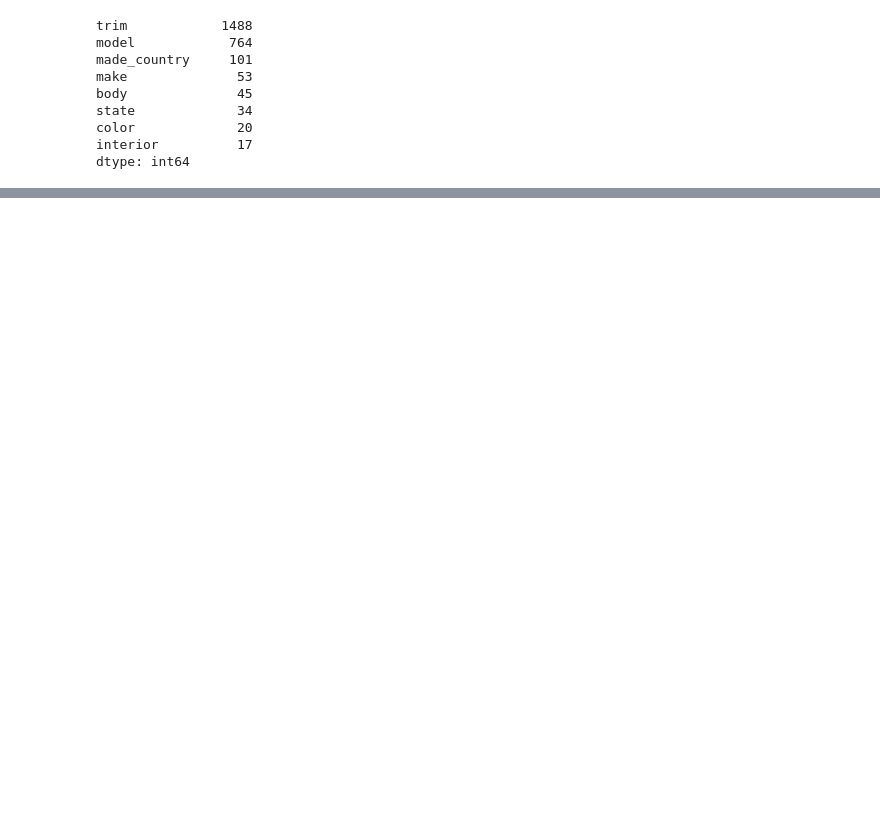
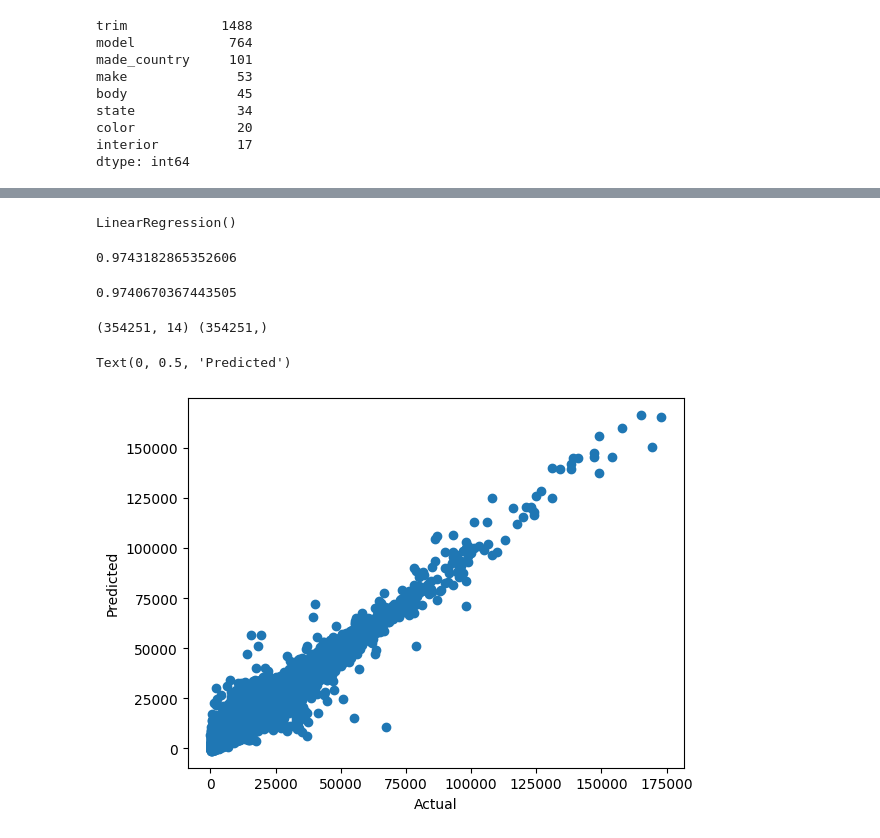
Before and after one commit to ankitmishra2232/Assignments_C, a Jupyter notebook: Car Prices regression02.ipynb, the cells around one changed output, grey strips where cells are left out. Saved outputs shown, nothing was run; the diff lists cells and outputs as text; code cells hidden in the pictures; blank space fills up the shorter version.

Commit message:
Assignment2 complete on Regression

```diff
--- a/Car Prices regression02.ipynb
+++ b/Car Prices regression02.ipynb
@@ -595,0 +662,3 @@ input_df.head()
+# %%
+scaler.fit(input_df[categorical_cols])
+input_df[categorical_cols] = scaler.transform(input_df[categorical_cols])
@@ -595,0 +725,5 @@ input_df.head()
+# %%
+from sklearn.model_selection import train_test_split
+# Create training and validation sets
+X_train, X_test, y_train, y_test = train_test_split(
+    input_df, targets, test_size=0.25, random_state=42)
@@ -595,0 +736,26 @@ input_df.head()
+# %%
+lr=LinearRegression()
+lr.fit(X_train,y_train)
+# %% [output]
+LinearRegression()
+# %%
+train_P=lr.predict(X_train)
+r2_score(y_train,train_P)
+# %% [output]
+0.9743182865352606
+# %%
+y_predLR = lr.predict(X_test)
+r2_score(y_test, y_predLR)
+# %% [output]
+0.9740670367443505
+# %%
+print(X_train.shape,y_train.shape)
+# %% [output]
+(354251, 14) (354251,)
+# %%
+plt.scatter(y_test,y_predLR)
+plt.xlabel('Actual')
+plt.ylabel('Predicted')
+# %% [output]
+Text(0, 0.5, 'Predicted')
+[figure, added]
```
Also changed, not shown: parts of 48 cells of this notebook.
